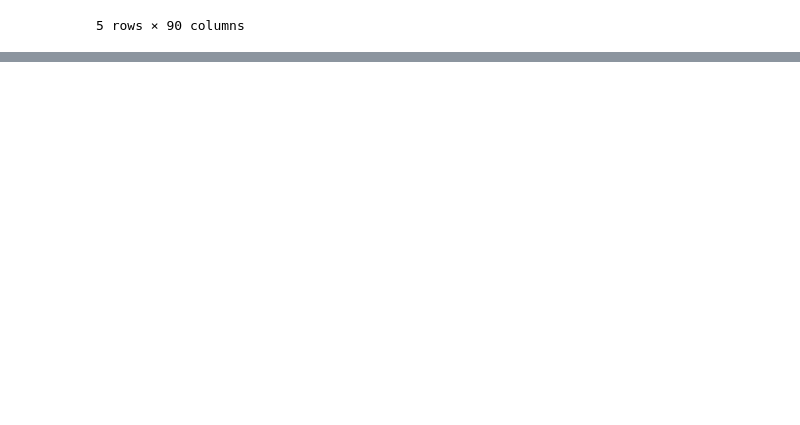
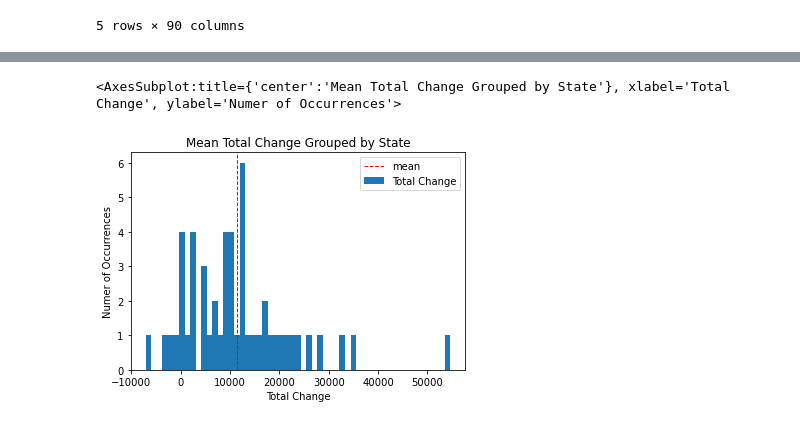
Before and after one commit to swetha4444/Analysing-Factors-affecting-House-Prices-in-the-US, a Jupyter notebook: notebooks/Median.ipynb, the cells around one changed output, grey strips where cells are left out. Cells and saved outputs as stored; diff of their text form; code cells hidden in the pictures; blank space fills up the shorter version.

```diff
--- a/notebooks/Median.ipynb
+++ b/notebooks/Median.ipynb
@@ -115,0 +84,5 @@ plt.legend()
+# %%
+plotr(df,'State',bins=55)
+# %% [output]
+<AxesSubplot:title={'center':'Mean Total Change Grouped by State'}, xlabel='Total Change', ylabel='Numer of Occurrences'>
+[figure, added]
```
Also changed, not shown: parts of 10 cells of this notebook.
